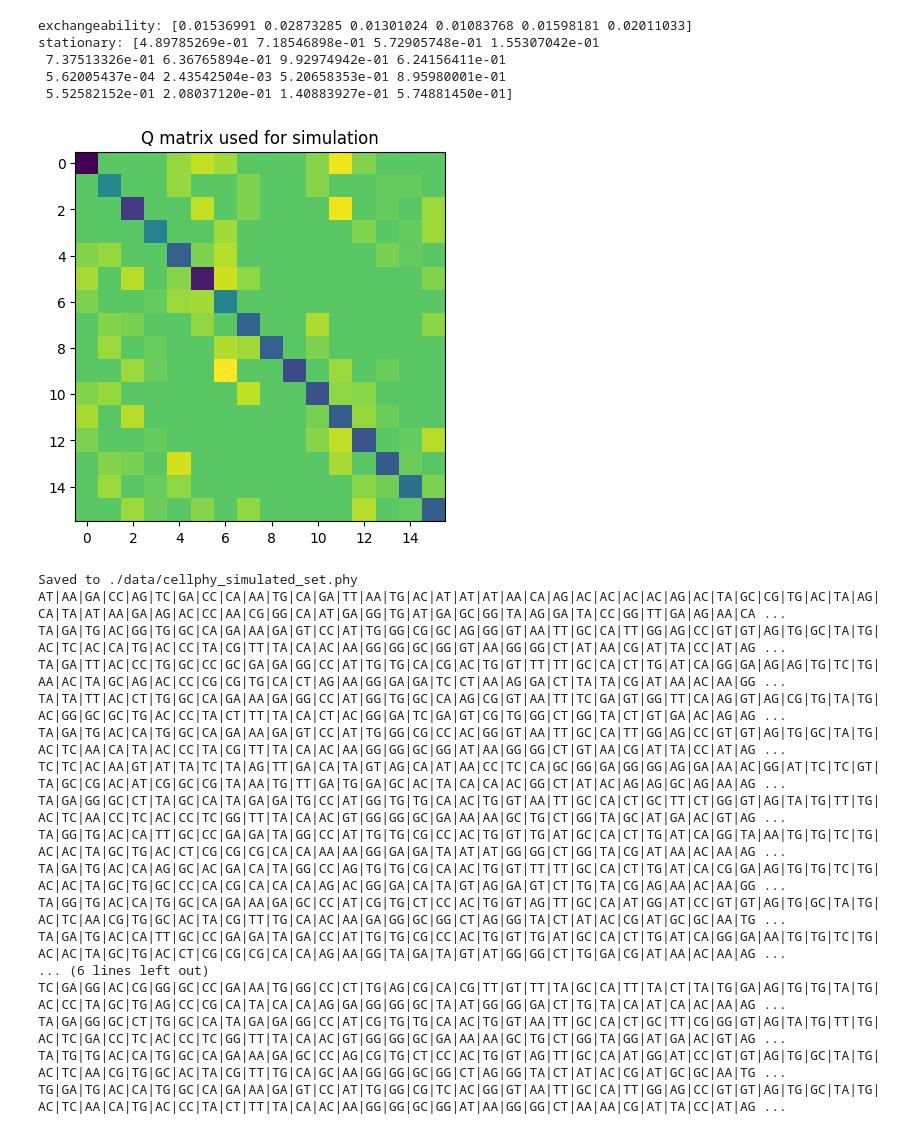
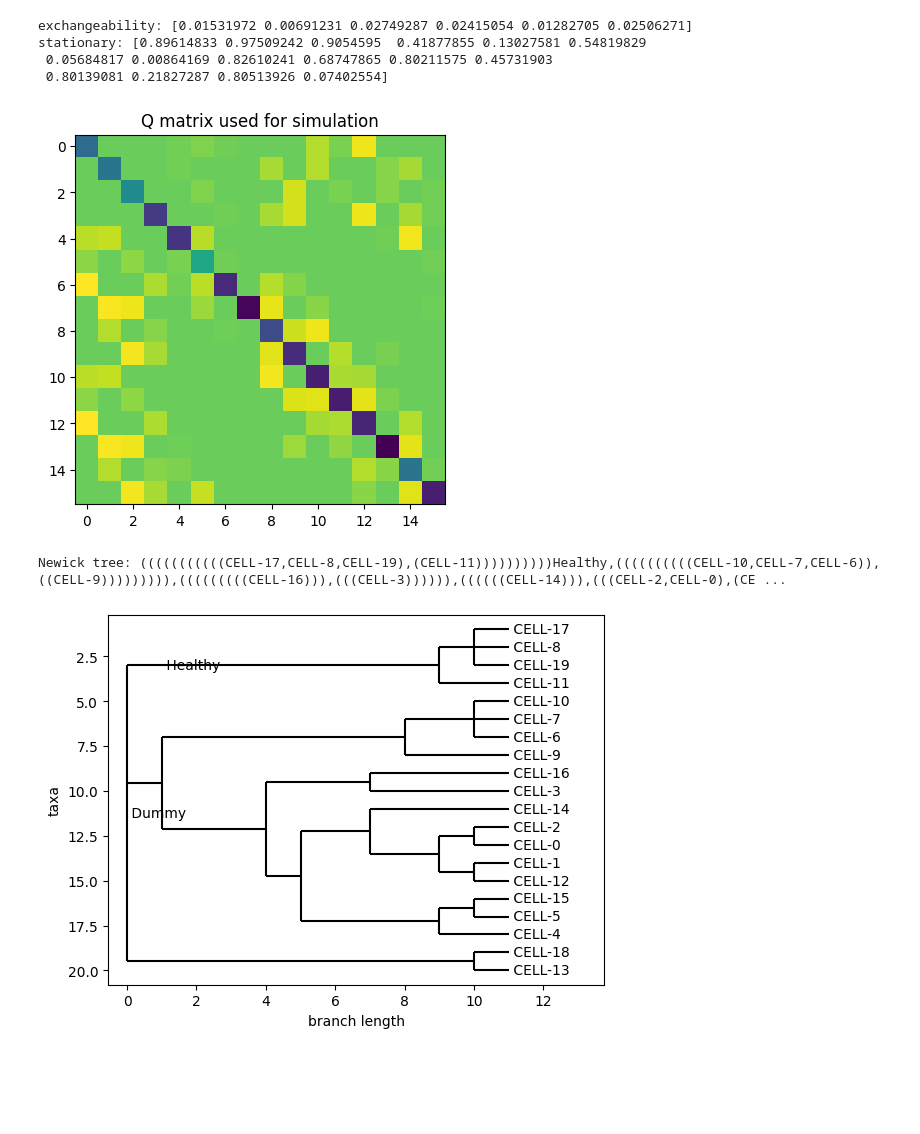
Before and after one commit to axchen7/phylo, a Jupyter notebook: simulate.ipynb, the cells around one changed output. Drawn from its saved outputs; the diff is of its cells as text; code cells hidden in the pictures; blank space fills up the shorter version.

Commit message:
Show simulated newick tree

```diff
--- a/simulate.ipynb
+++ b/simulate.ipynb
@@ -154,41 +198,31 @@ class Simulate_GT16:
 # %%
 exchangeability = np.random.uniform(0, 0.03, 6)
 stationary = np.random.uniform(0, 1, 16)
 N = 500
 
 print(f"exchangeability: {exchangeability}")
 print(f"stationary: {stationary}")
 
 dot_phy_path = "./data/cellphy_simulated_set.phy"
 
 simulation = Simulate_GT16(exchangeability, stationary, N)
 
+print(f"Newick tree: {simulation.newick_tree}")
+
+tree = Phylo.read(io.StringIO(str(simulation.newick_tree)), "newick")
+Phylo.draw(tree)
+plt.show()
+
 simulation.save_to_dot_phy(dot_phy_path)
 print(f"Saved to {dot_phy_path}")
 
 for cell in [simulation.healthy_cell] + simulation.leaf_cells:
     print(cell.get_human_readable_value())
 # %% [output]
-exchangeability: [0.01536991 0.02873285 0.01301024 0.01083768 0.01598181 0.02011033]
-stationary: [4.89785269e-01 7.18546898e-01 5.72905748e-01 1.55307042e-01
- 7.37513326e-01 6.36765894e-01 9.92974942e-01 6.24156411e-01
- 5.62005437e-04 2.43542504e-03 5.20658353e-01 8.95980001e-01
- 5.52582152e-01 2.08037120e-01 1.40883927e-01 5.74881450e-01]
+exchangeability: [0.01531972 0.00691231 0.02749287 0.02415054 0.01282705 0.02506271]
+stationary: [0.89614833 0.97509242 0.9054595  0.41877855 0.13027581 0.54819829
+ 0.05684817 0.00864169 0.82610241 0.68747865 0.80211575 0.45731903
+ 0.80139081 0.21827287 0.80513926 0.07402554]
-[figure, old version]
+[figure, new version]
-Saved to ./data/cellphy_simulated_set.phy
-AT|AA|GA|CC|AG|TC|GA|CC|CA|AA|TG|CA|GA|TT|AA|TG|AC|AT|AT|AT|AA|CA|AG|AC|AC|AC|AC|AG|AC|TA|GC|CG|TG|AC|TA|AG|CA|TA|AT|AA|GA|AG|AC|CC|AA|CG|GG|CA|AT|GA|GG|TG|AT|GA|GC|GG|TA|AG|GA|TA|CC|GG|TT|GA|AG|AA|CA ...
-TA|GA|TG|AC|GG|TG|GC|CA|GA|AA|GA|GT|CC|AT|TG|GG|CG|GC|AG|GG|GT|AA|TT|GC|CA|TT|GG|AG|CC|GT|GT|AG|TG|GC|TA|TG|AC|TC|AC|CA|TG|AC|CC|TA|CG|TT|TA|CA|AC|AA|GG|GG|GC|GG|GT|AA|GG|GG|CT|AT|AA|CG|AT|TA|CC|AT|AG ...
-TA|GA|TT|AC|CC|TG|GC|CC|GC|GA|GA|GG|CC|AT|TG|TG|CA|CG|AC|TG|GT|TT|TT|GC|CA|CT|TG|AT|CA|GG|GA|AG|AG|TG|TC|TG|AA|AC|TA|GC|AG|AC|CC|CG|CG|TG|CA|CT|AG|AA|GG|GA|GA|TC|CT|AA|AG|GA|CT|TA|TA|CG|AT|AA|AC|AA|GG ...
-TA|TA|TT|AC|CT|TG|GC|CA|GA|AA|GA|GG|CC|AT|GG|TG|GC|CA|AG|CG|GT|AA|TT|TC|GA|GT|GG|TT|CA|AG|GT|AG|CG|TG|TA|TG|AC|GG|GC|GC|TG|AC|CC|TA|CT|TT|TA|CA|CT|AC|GG|GA|TC|GA|GT|CG|TG|GG|CT|GG|TA|CT|GT|GA|AC|AG|AG ...
-TA|GA|TG|AC|CA|TG|GC|CA|GA|AA|GA|GT|CC|AT|TG|GG|CG|CC|AC|GG|GT|AA|TT|GC|CA|TT|GG|AG|CC|GT|GT|AG|TG|GC|TA|TG|AC|TC|AA|CA|TA|AC|CC|TA|CG|TT|TA|CA|AC|AA|GG|GG|GC|GG|AT|AA|GG|GG|CT|GT|AA|CG|AT|TA|CC|AT|AG ...
-TC|TC|AC|AA|GT|AT|TA|TC|TA|AG|TT|GA|CA|TA|GT|AG|CA|AT|AA|CC|TC|CA|GC|GG|GA|GG|GG|AG|GA|AA|AC|GG|AT|TC|TC|GT|TA|GC|CG|AC|AT|CG|GC|CG|TA|AA|TG|TT|GA|TG|GA|GC|AC|TA|CA|CA|AC|GG|CT|AT|AC|AG|AG|GC|AG|AA|AG ...
-TA|GA|GG|GC|CT|TA|GC|CA|TA|GA|GA|TG|CC|AT|GG|TG|TG|CA|AC|TG|GT|AA|TT|GC|CA|CT|GC|TT|CT|GG|GT|AG|TA|TG|TT|TG|AC|TC|AA|CC|TC|AC|CC|TC|GG|TT|TA|CA|AC|GT|GG|GG|GC|GA|AA|AA|GC|TG|CT|GG|TA|GC|AT|GA|AC|GT|AG ...
-TA|GG|TG|AC|CA|TT|GC|CC|GA|GA|TA|GG|CC|AT|TG|TG|CG|CC|AC|TG|GT|TG|AT|GC|CA|CT|TG|AT|CA|GG|TA|AA|TG|TG|TC|TG|AC|AC|TA|GC|TG|AC|CT|CG|CG|CG|CA|CA|AA|AA|GG|GA|GA|TA|AT|AT|GG|GG|CT|GG|TA|CG|AT|AA|AC|AA|AG ...
-TA|GA|TG|AC|CA|AG|GC|AC|GA|CA|TA|GG|CC|AG|TG|TG|CG|CA|AC|TG|GT|TT|TT|GC|CA|CT|TG|AT|CA|CG|GA|AG|TG|TG|TC|TG|AC|AC|TA|GC|TG|GC|CC|CA|CG|CA|CA|CA|AG|AC|GG|GA|CA|TA|GT|AG|GA|GT|CT|TG|TA|CG|AG|AA|AC|AA|GG ...
-TA|GG|TG|AC|CA|TG|GC|CA|GA|AA|GA|GC|CC|AT|CG|TG|CT|CC|AC|TG|GT|AG|TT|GC|CA|AT|GG|AT|CC|GT|GT|AG|TG|GC|TA|TG|AC|TC|AA|CG|TG|GC|AC|TA|CG|TT|TG|CA|AC|AA|GA|GG|GC|GG|CT|AG|GG|TA|CT|AT|AC|CG|AT|GC|GC|AA|TG ...
-TA|GA|TG|AC|CA|TT|GC|CC|GA|GA|TA|GA|CC|AT|TG|TG|CG|CC|AC|TG|GT|TG|AT|GC|CA|CT|TG|AT|CA|GG|GA|AA|TG|TG|TC|TG|AC|AC|TA|GC|TG|AC|CT|CG|CG|CG|CA|CA|AG|AA|GG|TA|GA|TA|GT|AT|GG|GG|CT|TG|GA|CG|AT|AA|AC|AA|AG ...
-... (6 lines left out)
-TC|GA|GG|AC|CG|GG|GC|CC|GA|AA|TG|GG|CC|CT|TG|AG|CG|CA|CG|TT|GT|TT|TA|GC|CA|TT|TA|CT|TA|TG|GA|AG|TG|TG|TA|TG|AC|CC|TA|GC|TG|AG|CC|CG|CA|TA|CA|CA|AG|GA|GG|GG|GC|TA|AT|GG|GG|GA|CT|TG|TA|CA|AT|CA|AC|AA|AG ...
-TA|GA|GG|GC|CT|TG|GC|CA|TA|GA|GA|GG|CC|AT|CG|TG|TG|CA|AC|TG|GT|AA|TT|GC|CA|CT|GC|TT|CG|GG|GT|AG|TA|TG|TT|TG|AC|TC|GA|CC|TC|AC|CC|TC|GG|TT|TA|CA|AC|GT|GG|GG|GC|GA|AA|AA|GC|TG|CT|GG|TA|GG|AT|GA|AC|GT|AG ...
-TA|TG|TG|AC|CA|TG|GC|CA|GA|AA|GA|GC|CC|AG|CG|TG|CT|CC|AC|TG|GT|AG|TT|GC|CA|AT|GG|AT|CC|GT|GT|AG|TG|GC|TA|TG|AC|TC|AA|CG|TG|GC|AC|TA|CG|TT|TG|CA|GC|AA|GG|GG|GC|GG|CT|AG|GG|TA|CT|AT|AC|CG|AT|GC|GC|AA|TG ...
-TG|GA|TG|AC|CA|TG|GC|CA|GA|AA|GA|GT|CC|AT|TG|GG|CG|TC|AC|GG|GT|AA|TT|GC|CA|TT|GG|AG|CC|GT|GT|AG|TG|GC|TA|TG|AC|TC|AA|CA|TG|AC|CC|TA|CT|TT|TA|CA|AC|AA|GG|GG|GC|GG|AT|AA|GG|GG|CT|AA|AA|CG|AT|TA|CC|AT|AG ...
+Newick tree: (((((((((((CELL-17,CELL-8,CELL-19),(CELL-11))))))))))Healthy,((((((((((CELL-10,CELL-7,CELL-6)),((CELL-9))))))))),(((((((((CELL-16))),(((CELL-3)))))),((((((CELL-14))),(((CELL-2,CELL-0),(CE ...
+[figure, added]
```
Also changed, not shown: parts of 3 cells of this notebook.
